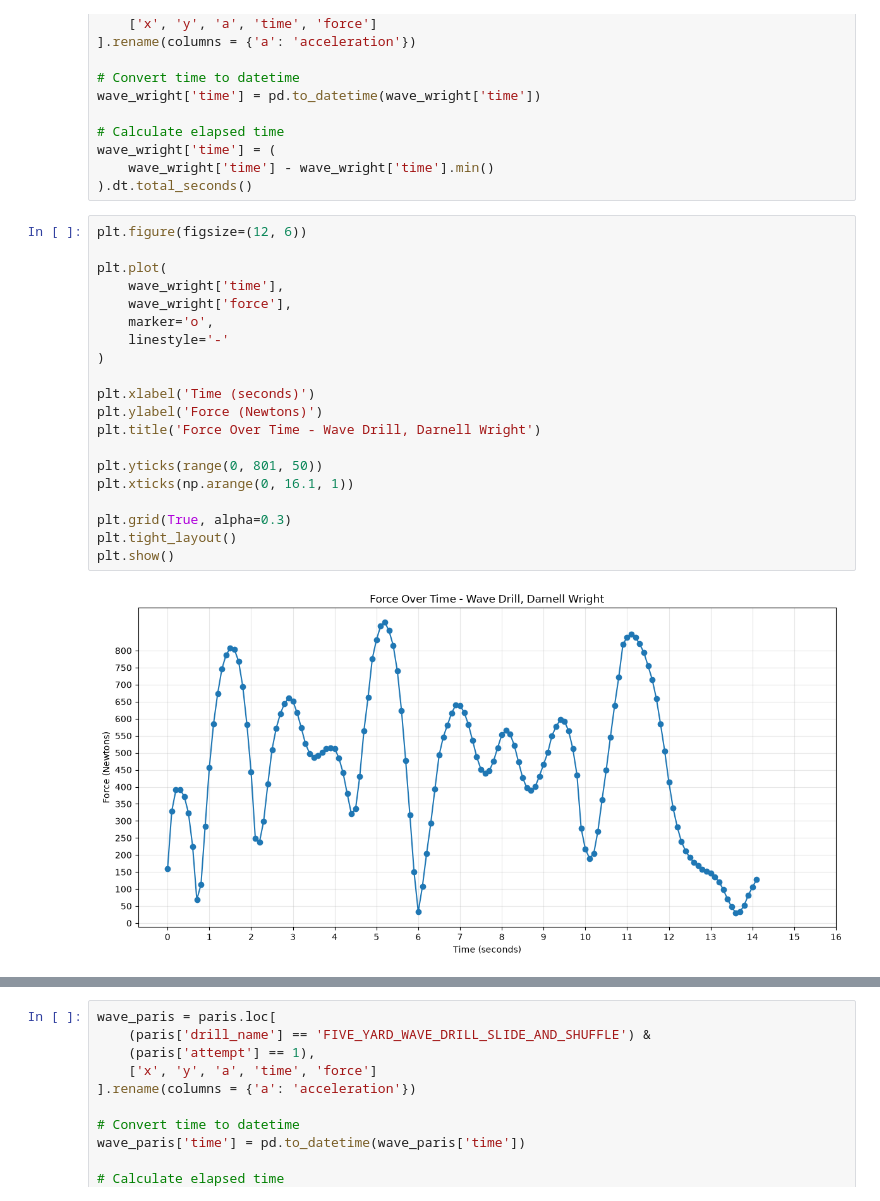
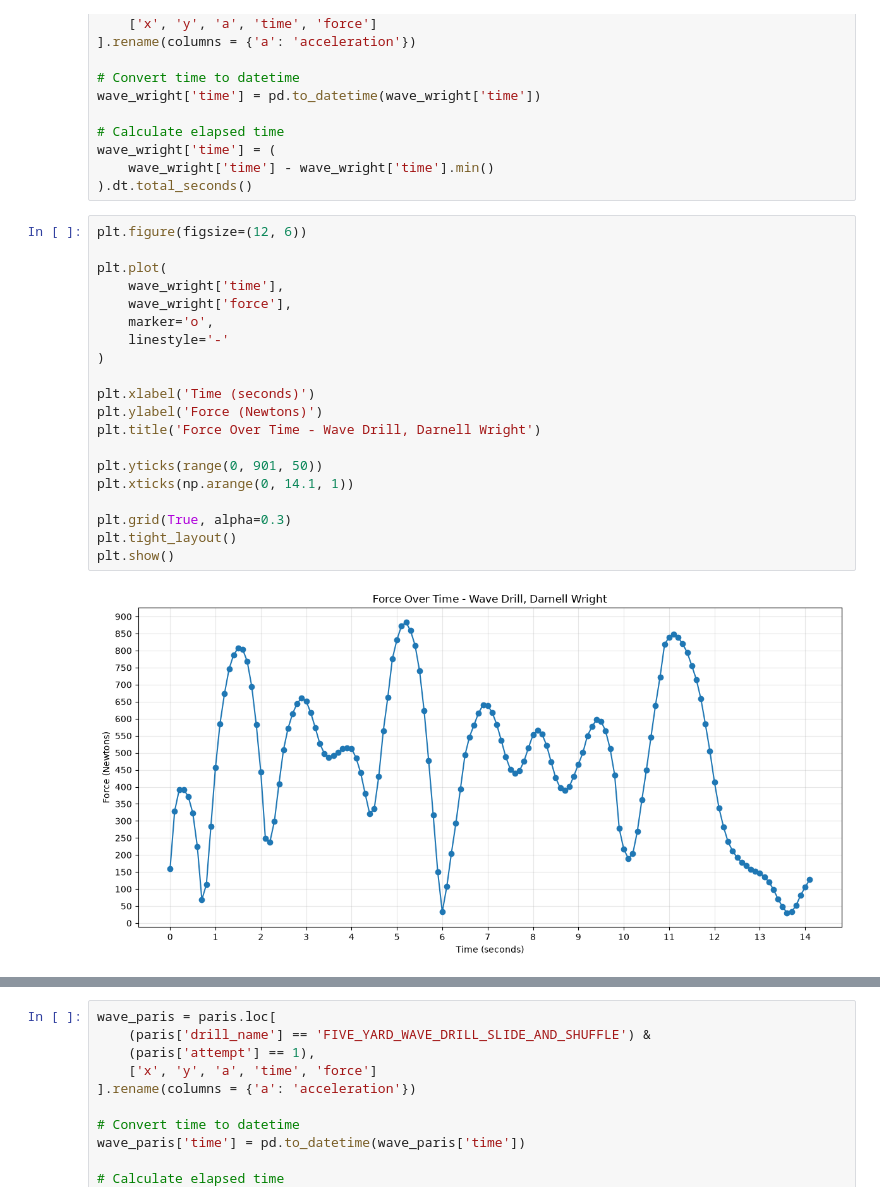
Before and after one commit to hankike/Big_Data_Bowl_27, a Jupyter notebook: combine.ipynb, the cells around one changed output, grey strips where cells are left out. Drawn from its saved outputs; the diff is of its cells as text.

```diff
--- a/combine.ipynb
+++ b/combine.ipynb
@@ -260,22 +256,22 @@ wave_wright['time'] = (
 # %%
 plt.figure(figsize=(12, 6))
 
 plt.plot(
     wave_wright['time'],
     wave_wright['force'],
     marker='o',
     linestyle='-'
 )
 
 plt.xlabel('Time (seconds)')
 plt.ylabel('Force (Newtons)')
 plt.title('Force Over Time - Wave Drill, Darnell Wright')
 
-plt.yticks(range(0, 801, 50))
-plt.xticks(np.arange(0, 16.1, 1))
+plt.yticks(range(0, 901, 50))
+plt.xticks(np.arange(0, 14.1, 1))
 
 plt.grid(True, alpha=0.3)
 plt.tight_layout()
 plt.show()
 # %% [output]
-[figure, old version]
+[figure, new version]
```
Also changed, not shown: parts of 8 cells of this notebook.
